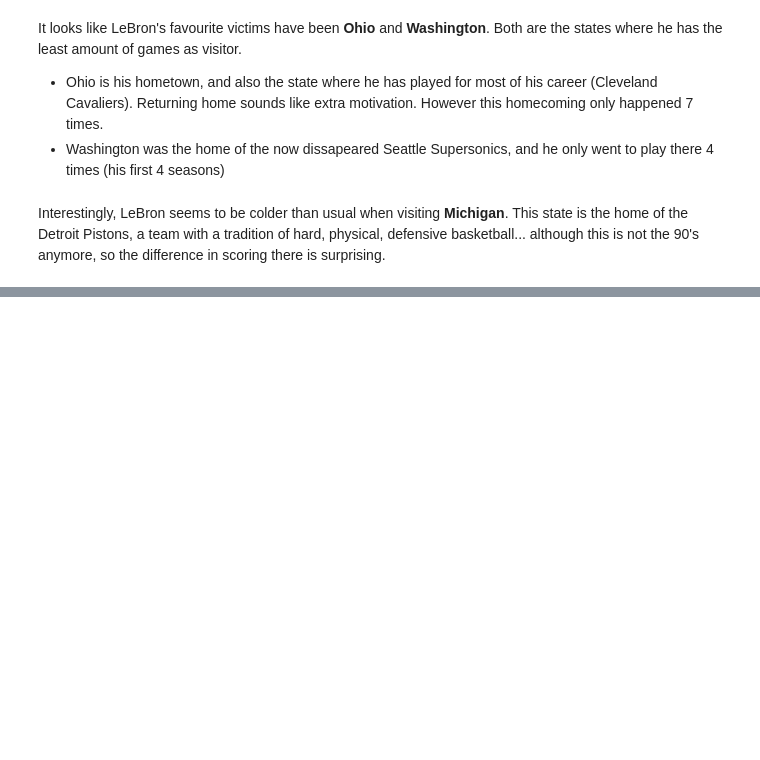
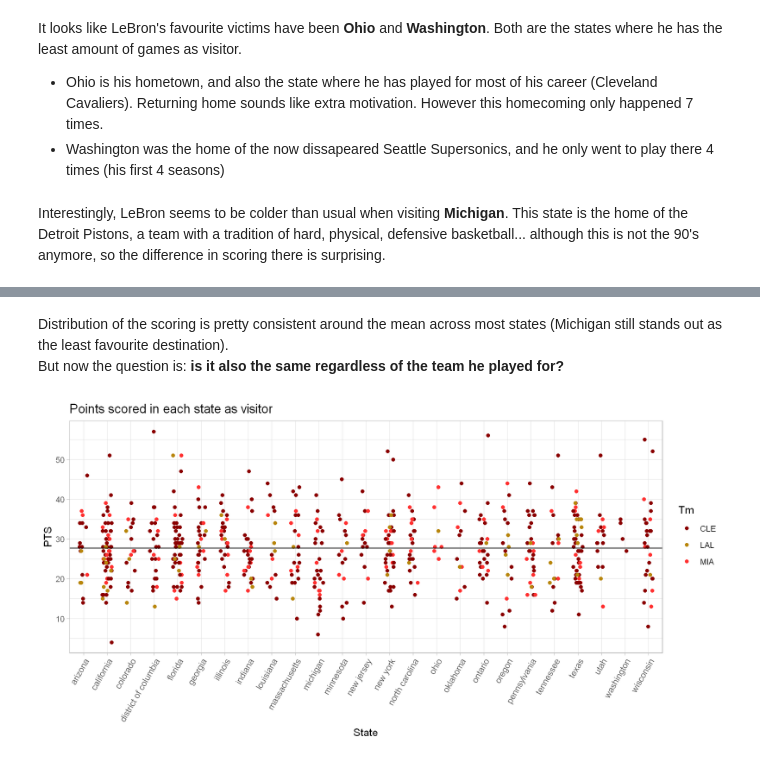
Before and after one commit to AngelArcones/random_data_visualizations, a Jupyter notebook: LeBron James PPG as visitor.ipynb, the cells around one changed output, grey strips where cells are left out. Saved outputs shown, nothing was run; the diff lists cells and outputs as text; code cells hidden in the pictures; blank space fills up the shorter version.

```diff
--- a/LeBron James PPG as visitor.ipynb
+++ b/LeBron James PPG as visitor.ipynb
@@ -270,0 +286,15 @@ Interestingly, LeBron seems to be colder than usual when visiting **Michigan**.
+# %% [markdown]
+Distribution of the scoring is pretty consistent around the mean across most states (Michigan still stands out as the least favourite destination).
+But now the question is: **is it also the same regardless of the team he played for?**
+# %%
+options(repr.plot.width = 10, repr.plot.height = 5, repr.plot.res = 200) #Change visualization specs
+visitor_stats %>%
+ggplot(aes(x=State, y=PTS))+
+    geom_jitter(aes(color=Tm),position=position_jitter(width=0.2, height=0))+
+    scale_color_manual(values=c("CLE" = "darkred", "MIA"="firebrick1", "LAL"="darkgoldenrod"))+
+    geom_hline(yintercept=mean(visitor_stats$PTS))+
+    labs(title="Points scored in each state as visitor")+
+    theme_light()+
+    theme(axis.text.x = element_text(size = 9, angle = 60, hjust = 1))
+# %% [output]
+[figure, added]
```
Also changed, not shown: parts of 13 cells of this notebook.
